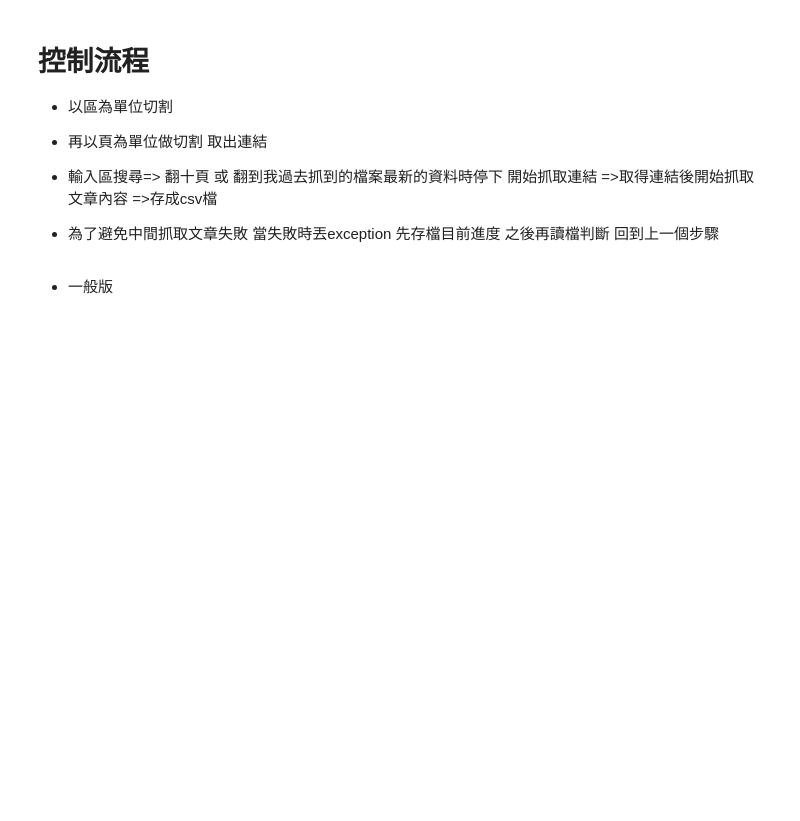
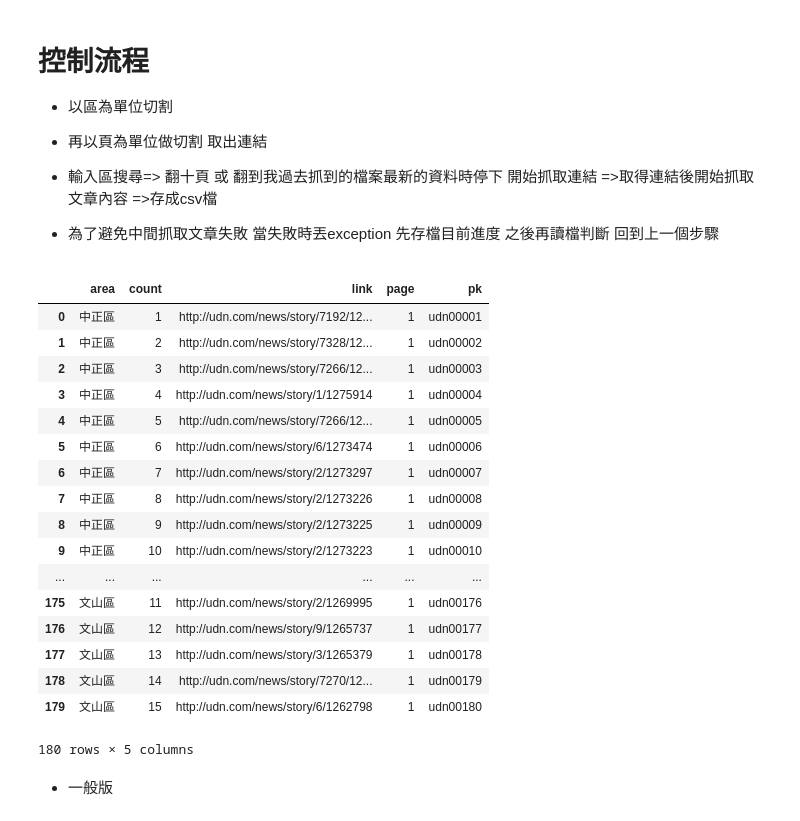
Before and after one commit to hunterking3305/crawler, a Jupyter notebook: UDN_etl_exam.ipynb, the cells around one changed output. Drawn from its saved outputs; the diff is of its cells as text; code cells hidden in the pictures; blank space fills up the shorter version.

```diff
--- a/UDN_etl_exam.ipynb
+++ b/UDN_etl_exam.ipynb
@@ -61,3 +75,24 @@ for area in ary:
 # %%
 import pandas as pd
 data1 = pd.DataFrame(linkary)
+
+data1
+# %% [output]
+|  | area | count | link | page | pk |
+| 0 | 中正區 | 1 | http://udn.com/news/story/7192/12... | 1 | udn00001 |
+| 1 | 中正區 | 2 | http://udn.com/news/story/7328/12... | 1 | udn00002 |
+| 2 | 中正區 | 3 | http://udn.com/news/story/7266/12... | 1 | udn00003 |
+| 3 | 中正區 | 4 | http://udn.com/news/story/1/1275914 | 1 | udn00004 |
+| 4 | 中正區 | 5 | http://udn.com/news/story/7266/12... | 1 | udn00005 |
+| 5 | 中正區 | 6 | http://udn.com/news/story/6/1273474 | 1 | udn00006 |
+| 6 | 中正區 | 7 | http://udn.com/news/story/2/1273297 | 1 | udn00007 |
+| 7 | 中正區 | 8 | http://udn.com/news/story/2/1273226 | 1 | udn00008 |
+| 8 | 中正區 | 9 | http://udn.com/news/story/2/1273225 | 1 | udn00009 |
+| 9 | 中正區 | 10 | http://udn.com/news/story/2/1273223 | 1 | udn00010 |
+| ... | ... | ... | ... | ... | ... |
+| 175 | 文山區 | 11 | http://udn.com/news/story/2/1269995 | 1 | udn00176 |
+| 176 | 文山區 | 12 | http://udn.com/news/story/9/1265737 | 1 | udn00177 |
+| 177 | 文山區 | 13 | http://udn.com/news/story/3/1265379 | 1 | udn00178 |
+| 178 | 文山區 | 14 | http://udn.com/news/story/7270/12... | 1 | udn00179 |
+| 179 | 文山區 | 15 | http://udn.com/news/story/6/1262798 | 1 | udn00180 |
+180 rows × 5 columns
```
Also changed, not shown: parts of 5 cells of this notebook, 6 other files.
